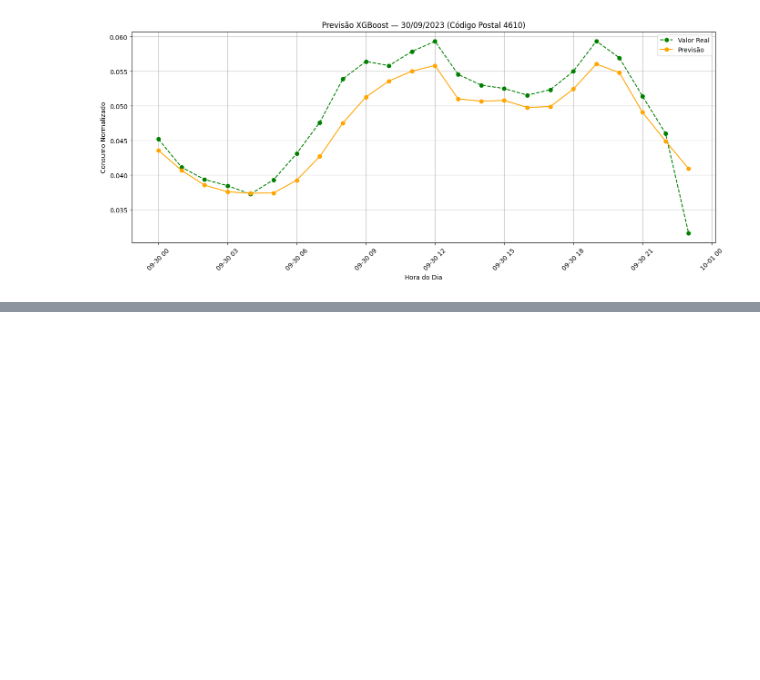
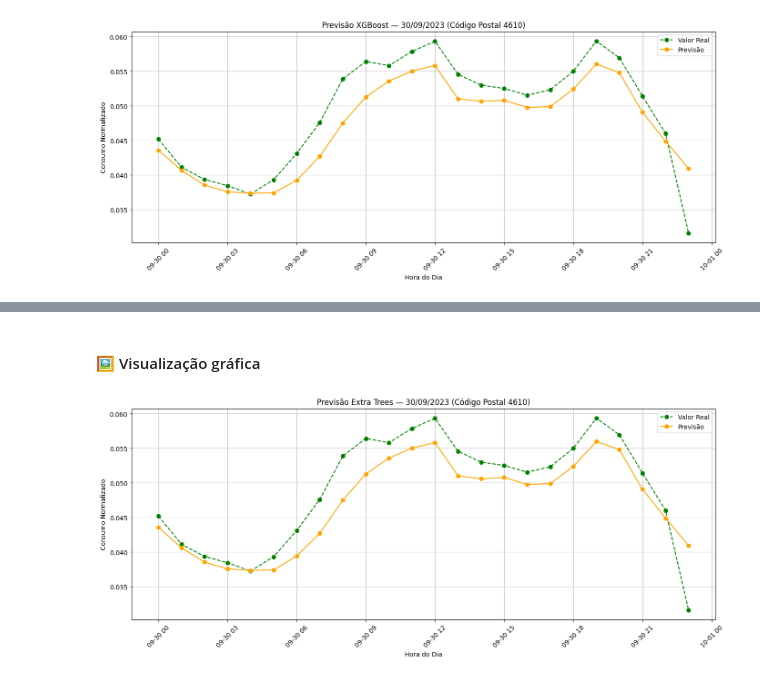
Before and after one commit to heyliceeee/previsao-do-consumo-energetico-com-ml, a Jupyter notebook: 5.modelos-ml-e-dl.ipynb, the cells around one changed output, grey strips where cells are left out. Drawn from its saved outputs; the diff is of its cells as text; code cells hidden in the pictures; blank space fills up the shorter version.

Commit message:
✨feat: Extra Trees

```diff
--- a/5.modelos-ml-e-dl.ipynb
+++ b/5.modelos-ml-e-dl.ipynb
@@ -722,0 +752,3 @@ plt.show()
+# %%
+# Divide os dados em treino e teste, reservando as últimas 24h como hold-out.
+train_data, test_data = ts_df.train_test_split(prediction_length=24)
@@ -722,0 +757,3 @@ plt.show()
+# %%
+# (Opcional) Carrega um modelo previamente treinado.
+predictor_xt = TimeSeriesPredictor.load("./predicts/xt/modelo/")
@@ -722,0 +828,10 @@ plt.show()
+# %%
+preds = predictor_xt.predict(
+    data=train_data,
+    known_covariates=future_known_covs
+)
+
+# Extrai a previsão pontual (mediana) e os valores reais correspondentes.
+y_pred = preds["0.5"]
+y_true = test_data["EnergyNormalized"].loc[preds.index]
+metrics = predictor_xt.evaluate(test_data)
@@ -722,0 +896,20 @@ plt.show()
+# %% [markdown]
+#### 🖼️ Visualização gráfica
+# %%
+# Extrair os timestamps do índice
+timestamps = preds.index.get_level_values("timestamp")
+
+plt.figure(figsize=(14, 6))
+plt.plot(timestamps, y_true, label="Valor Real", marker='o', linestyle='--', color='green')
+plt.plot(timestamps, y_pred, label="Previsão", marker='o', color='orange')
+plt.xlabel("Hora do Dia")
+plt.ylabel("Consumo Normalizado")
+plt.xticks(rotation=45)
+plt.grid(True)
+plt.title("Previsão Extra Trees — 30/09/2023 (Código Postal 4610)")
+plt.legend()
+plt.tight_layout()
+plt.savefig("predicts/xt/grafico.png", dpi=300, bbox_inches='tight')
+plt.show()
+# %% [output]
+[figure, added]
```
Also changed, not shown: parts of 14 cells of this notebook, 26 other files.
